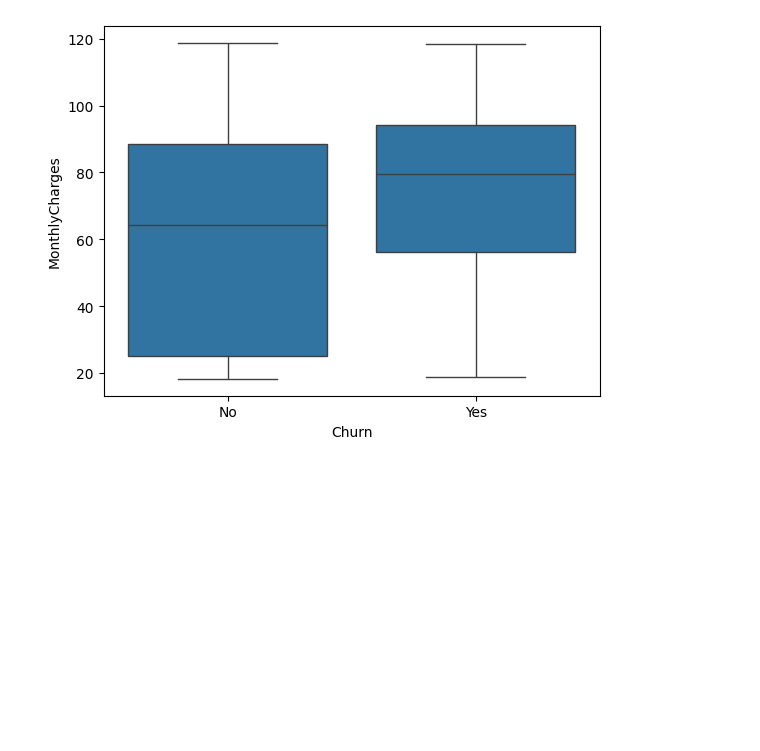
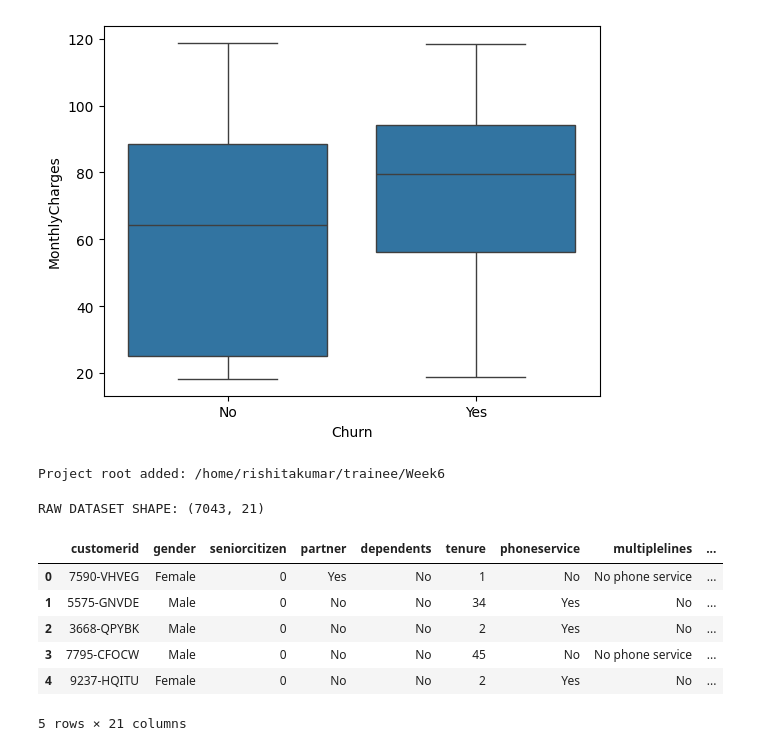
Before and after one commit to rishitakhestabit/trainee, a Jupyter notebook: Week6/src/notebooks/EDA.ipynb, the cells around one changed output. Drawn from its saved outputs; the diff is of its cells as text; code cells hidden in the pictures; blank space fills up the shorter version.

```diff
--- a/Week6/src/notebooks/EDA.ipynb
+++ b/Week6/src/notebooks/EDA.ipynb
@@ -157,3 +157,31 @@ plt.show()
 # %% [output]
 [figure]
 [figure]
+# %%
+import sys
+from pathlib import Path
+
+PROJECT_ROOT = Path("/home/rishitakumar/trainee/Week6")
+sys.path.append(str(PROJECT_ROOT))
+
+print("Project root added:", PROJECT_ROOT)
+# %% [output]
+Project root added: /home/rishitakumar/trainee/Week6
+# %%
+from src.features.build_features import load_data
+
+DATA_PATH = PROJECT_ROOT / "src/data/raw/CustomerChurn.csv"
+
+df_raw = load_data(DATA_PATH)
+
+print("RAW DATASET SHAPE:", df_raw.shape)
+df_raw.head()
+# %% [output]
+RAW DATASET SHAPE: (7043, 21)
+|  | customerid | gender | seniorcitizen | partner | dependents | tenure | phoneservice | multiplelines | ... |
+| 0 | 7590-VHVEG | Female | 0 | Yes | No | 1 | No | No phone service | ... |
+| 1 | 5575-GNVDE | Male | 0 | No | No | 34 | Yes | No | ... |
+| 2 | 3668-QPYBK | Male | 0 | No | No | 2 | Yes | No | ... |
+| 3 | 7795-CFOCW | Male | 0 | No | No | 45 | No | No phone service | ... |
+| 4 | 9237-HQITU | Female | 0 | No | No | 2 | Yes | No | ... |
+5 rows × 21 columns
```
Also changed, not shown: parts of 3 cells of this notebook, 31 other files.
